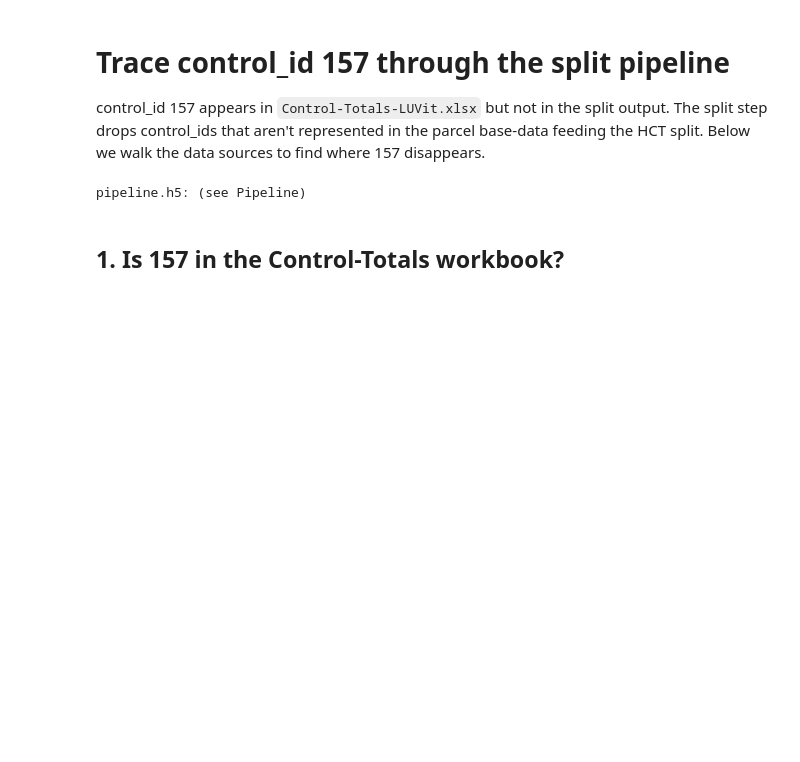
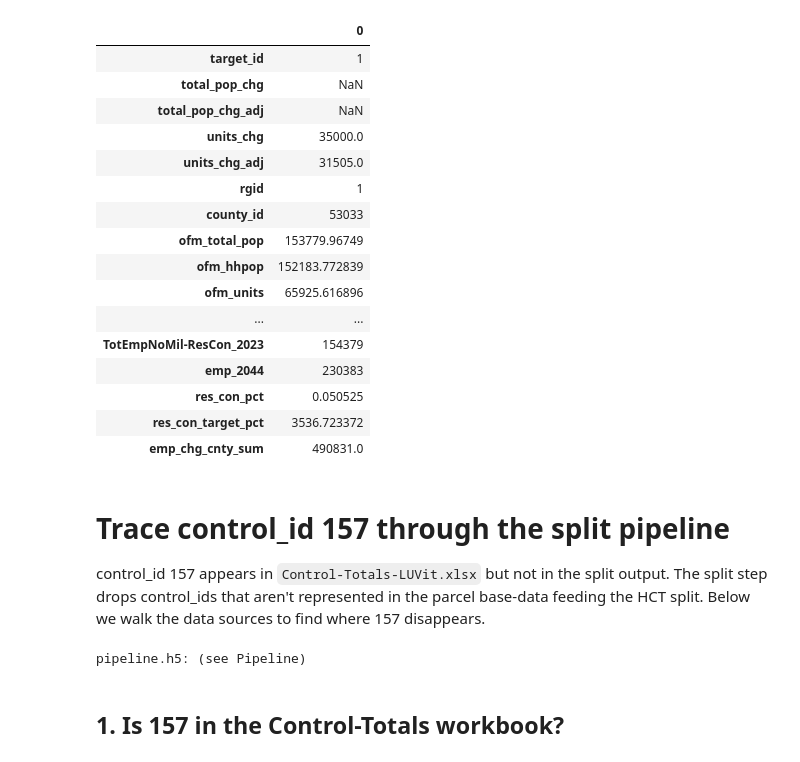
Before and after one commit to psrc/control_totals, a Jupyter notebook: examples/vision_2060_scaled/scratch1.ipynb, the cells around one changed output. Saved outputs shown, nothing was run; the diff lists cells and outputs as text; code cells hidden in the pictures; blank space fills up the shorter version.

```diff
--- a/examples/vision_2060_scaled/scratch1.ipynb
+++ b/examples/vision_2060_scaled/scratch1.ipynb
@@ -22,3 +6,6 @@ capacity-bound nosplit geos: [49, 57, 168, 401, 404]
 # %%
-hhwork
+with pd.HDFStore('data/pipeline.h5') as store:
+    tables = store.keys()
+    df = store['/extrapolated_targets']
+print(tables)
 # %% [output]
@@ -38,3 +13,23 @@ hhwork
+# %%
+df[df.target_id==1].T.head(50)
+# %% [output]
+|  | 0 |
+| target_id | 1 |
+| total_pop_chg | NaN |
+| total_pop_chg_adj | NaN |
+| units_chg | 35000.0 |
+| units_chg_adj | 31505.0 |
+| rgid | 1 |
+| county_id | 53033 |
+| ofm_total_pop | 153779.96749 |
+| ofm_hhpop | 152183.772839 |
+| ofm_units | 65925.616896 |
+| ... | ... |
+| TotEmpNoMil-ResCon_2023 | 154379 |
+| emp_2044 | 230383 |
+| res_con_pct | 0.050525 |
+| res_con_target_pct | 3536.723372 |
+| emp_chg_cnty_sum | 490831.0 |
 # %% [markdown]
 # Trace control_id 157 through the split pipeline
 
```
Also changed, not shown: parts of 2 cells of this notebook, 9 other files.
